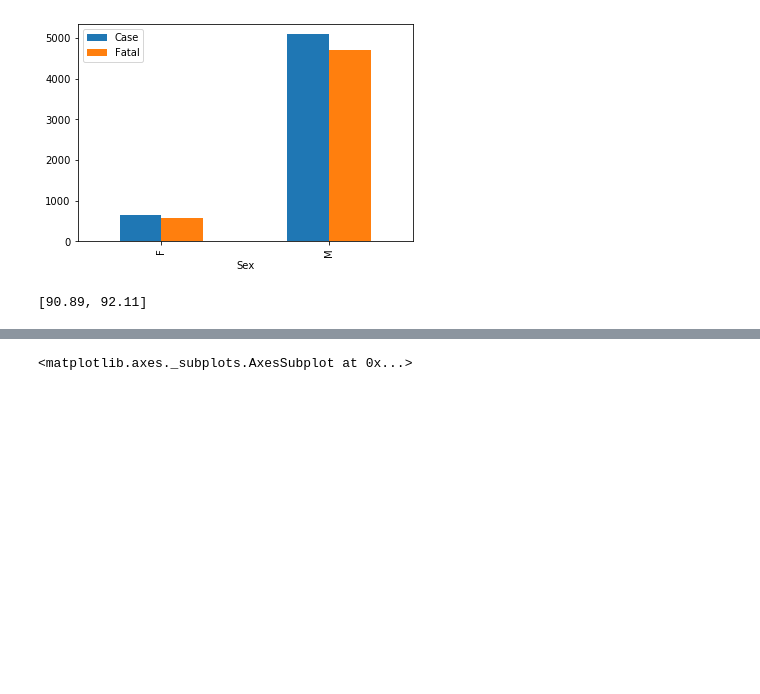
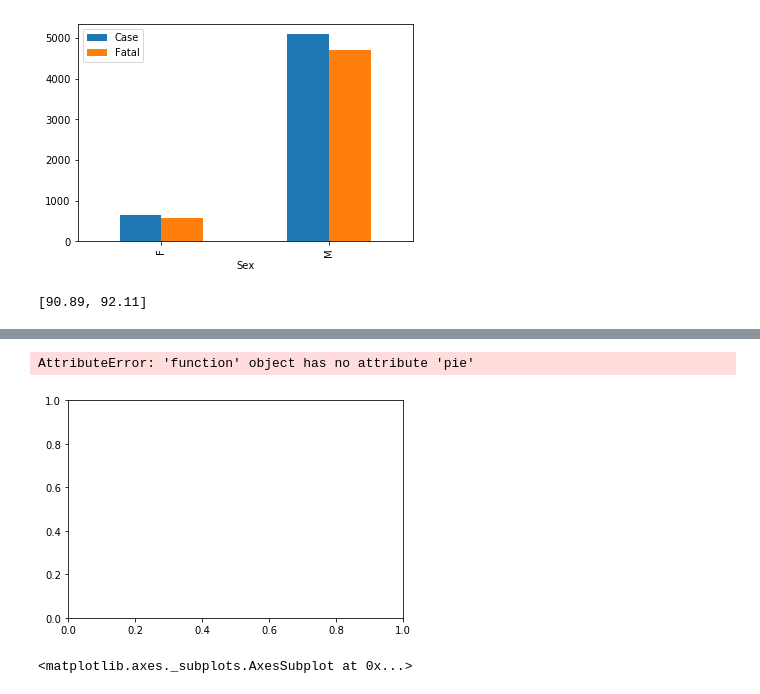
Before and after one commit to silviaherf/data-cleaning-pandas, a Jupyter notebook: Sharks_analysis.ipynb, the cells around one changed output, grey strips where cells are left out. Saved outputs shown, nothing was run; the diff lists cells and outputs as text; code cells hidden in the pictures; blank space fills up the shorter version.

Commit message:
Intento de diagrama de quesito

```diff
--- a/Sharks_analysis.ipynb
+++ b/Sharks_analysis.ipynb
@@ -305,3 +308,12 @@ tabla_sexo.plot.bar()
+# %%
+%matplotlib inline
+import matplotlib.pyplot as plt
+fig1, ax1 = plt.subplots()
+ax1.plot.pie(valores, labels=['Non fatal cases''Fatal for F','Fatal for M'], autopct='%1.1f%%',
+        shadow=True, startangle=90)
+# %% [output]
+AttributeError: 'function' object has no attribute 'pie'
+[figure, added]
 # %%
 # %% [output]
 <matplotlib.axes._subplots.AxesSubplot at 0x...>
```
Also changed, not shown: parts of 5 cells of this notebook, 1 other file.
